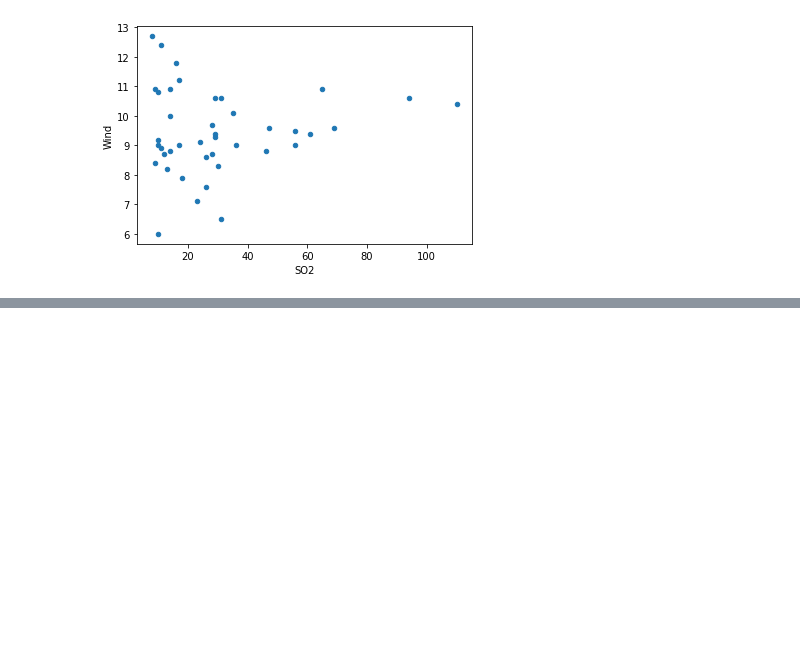
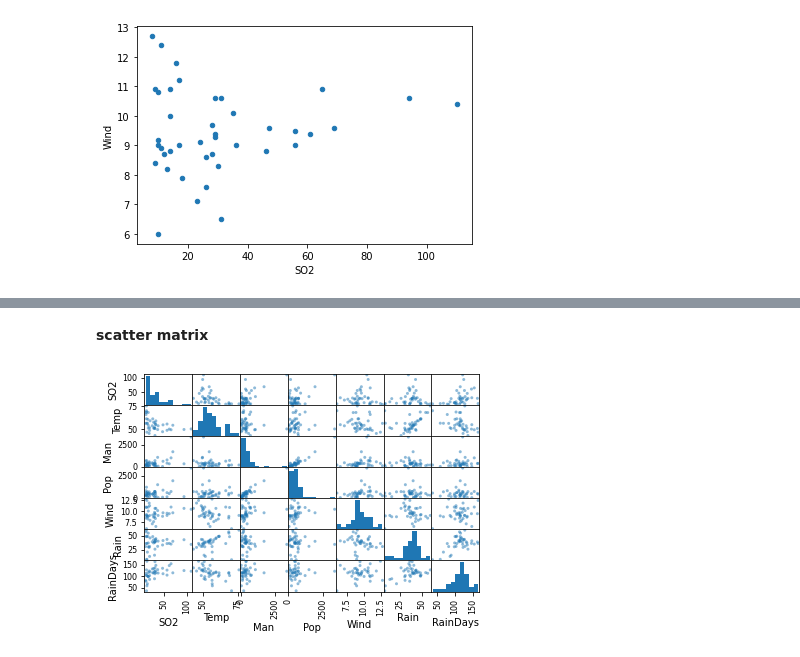
Before and after one commit to Jennapa-colab/multivariate, a Jupyter notebook: chapter2_VIsualie_Muti.ipynb, the cells around one changed output, grey strips where cells are left out. Cells and saved outputs as stored; diff of their text form; code cells hidden in the pictures; blank space fills up the shorter version.

```diff
--- a/chapter2_VIsualie_Muti.ipynb
+++ b/chapter2_VIsualie_Muti.ipynb
@@ -30,0 +41,6 @@ pollution_data.plot.scatter('SO2' , 'Wind')
+# %% [markdown]
+**scatter matrix**
+# %%
+pd.plotting.scatter_matrix(pollution_data);
+# %% [output]
+[figure, added]
```
Also changed, not shown: parts of 11 cells of this notebook.
